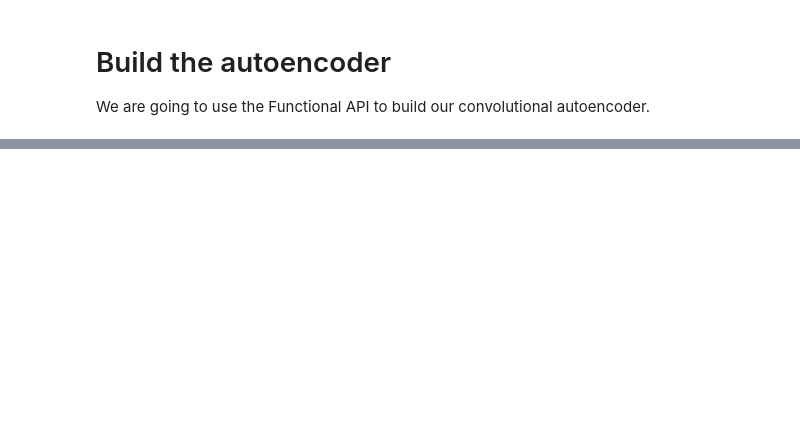
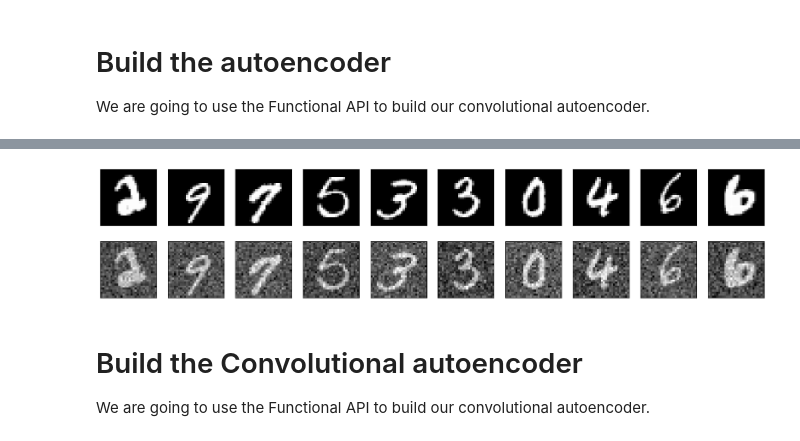
Before and after one commit to SamiraAsadzadeh/HomeWork_DeepLearning, a Jupyter notebook: Autoencoders_CAE_Mnist.ipynb, the cells around one changed output, grey strips where cells are left out. Cells and saved outputs as stored; diff of their text form; code cells hidden in the pictures; blank space fills up the shorter version.

```diff
--- a/Autoencoders_CAE_Mnist.ipynb
+++ b/Autoencoders_CAE_Mnist.ipynb
@@ -102,0 +299,27 @@ We are going to use the Functional API to build our convolutional autoencoder.
+# %%
+def display(array1, array2):
+    """
+    Displays ten random images from each one of the supplied arrays.
+    """
+
+    n = 10
+
+    indices = np.random.randint(len(array1), size=n)
+    images1 = array1[indices, :]
+    images2 = array2[indices, :]
+
+    plt.figure(figsize=(20, 4))
+    for i, (image1, image2) in enumerate(zip(images1, images2)):
+        ax = plt.subplot(2, n, i + 1)
+        plt.imshow(image1.reshape(28, 28))
+        plt.gray()
+        ax.get_xaxis().set_visible(False)
+        ax.get_yaxis().set_visible(False)
+
+        ax = plt.subplot(2, n, i + 1 + n)
+        plt.imshow(image2.reshape(28, 28))
+        plt.gray()
+        ax.get_xaxis().set_visible(False)
+        ax.get_yaxis().set_visible(False)
+
+    plt.show()
@@ -102,0 +330,16 @@ We are going to use the Functional API to build our convolutional autoencoder.
+# %%
+# Since we only need images from the dataset to encode and decode, we
+# won't use the labels.
+(train_data, y_train), (test_data, y_test) = mnist.load_data()
+
+# Normalize and reshape the data
+train_data = preprocess(train_data)
+test_data = preprocess(test_data)
+
+# Create a copy of the data with added noise
+noisy_train_data = apply_gaussian_noise(train_data)
+noisy_test_data = apply_gaussian_noise(test_data)
+
+# Display the train data and a version of it with added noise
+display(train_data, noisy_train_data)
+# %% [output]
@@ -103 +348,6 @@ We are going to use the Functional API to build our convolutional autoencoder.
+[figure, added]
+# %% [markdown]
+# Build the Convolutional autoencoder
+
+We are going to use the Functional API to build our convolutional autoencoder.
 # %%
```
Also changed, not shown: parts of 36 cells of this notebook.
